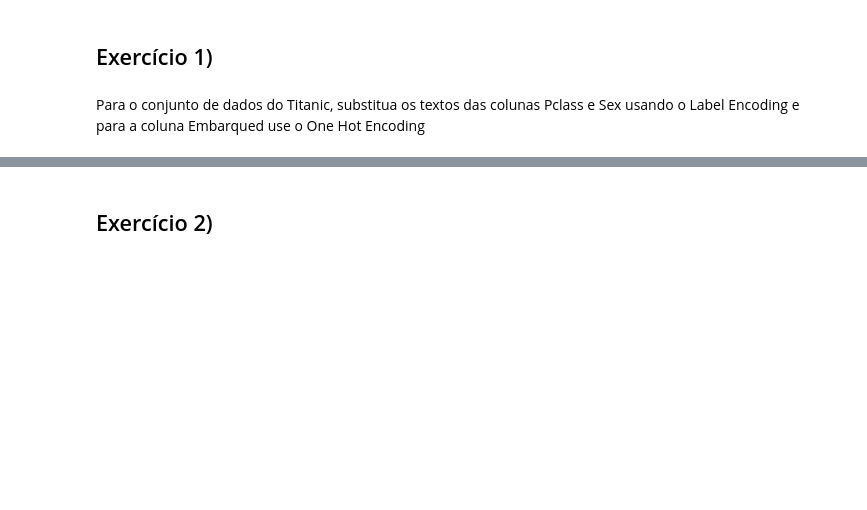
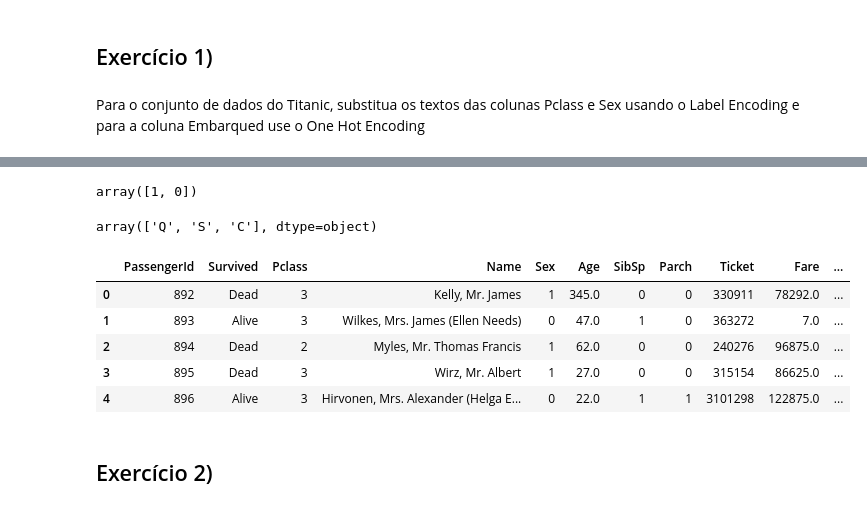
Before and after one commit to MatheusNespolo/IA-MachineLearning, a Jupyter notebook: ITI/Aula03/Notebooks/2_1_Label_Encoding_e_One_Hot_Encoding.ipynb, the cells around one changed output, grey strips where cells are left out. Saved outputs shown, nothing was run; the diff lists cells and outputs as text; code cells hidden in the pictures; blank space fills up the shorter version.

```diff
--- a/ITI/Aula03/Notebooks/2_1_Label_Encoding_e_One_Hot_Encoding.ipynb
+++ b/ITI/Aula03/Notebooks/2_1_Label_Encoding_e_One_Hot_Encoding.ipynb
@@ -196,3 +219,29 @@ Para o conjunto de dados do Titanic, substitua os textos das colunas Pclass e Se
+# %%
+titanic['Sex'] = titanic['Sex'].map({'female':0,
+                                     'male':1})
+# %%
+titanic['Sex'].unique()
+# %% [output]
+array([1, 0])
+# %%
+titanic['Embarked'].unique()
+# %% [output]
+array(['Q', 'S', 'C'], dtype=object)
+# %%
+titanic_corrigido = pd.get_dummies(titanic['Embarked'], prefix='Status', dtype=int)
+# %%
+titanic_one_hot = pd.concat([titanic, titanic_corrigido], axis = 1)
+# %%
+titanic_one_hot.drop(columns=['Embarked'], inplace=True)
+# %%
+titanic_one_hot.head()
+# %% [output]
+|  | PassengerId | Survived | Pclass | Name | Sex | Age | SibSp | Parch | Ticket | Fare | ... |
+| 0 | 892 | Dead | 3 | Kelly, Mr. James | 1 | 345.0 | 0 | 0 | 330911 | 78292.0 | ... |
+| 1 | 893 | Alive | 3 | Wilkes, Mrs. James (Ellen Needs) | 0 | 47.0 | 1 | 0 | 363272 | 7.0 | ... |
+| 2 | 894 | Dead | 2 | Myles, Mr. Thomas Francis | 1 | 62.0 | 0 | 0 | 240276 | 96875.0 | ... |
+| 3 | 895 | Dead | 3 | Wirz, Mr. Albert | 1 | 27.0 | 0 | 0 | 315154 | 86625.0 | ... |
+| 4 | 896 | Alive | 3 | Hirvonen, Mrs. Alexander (Helga E... | 0 | 22.0 | 1 | 1 | 3101298 | 122875.0 | ... |
 # %% [markdown]
 ## Exercício 2)
 # %% [markdown]
```
Also changed, not shown: parts of 16 cells of this notebook.
